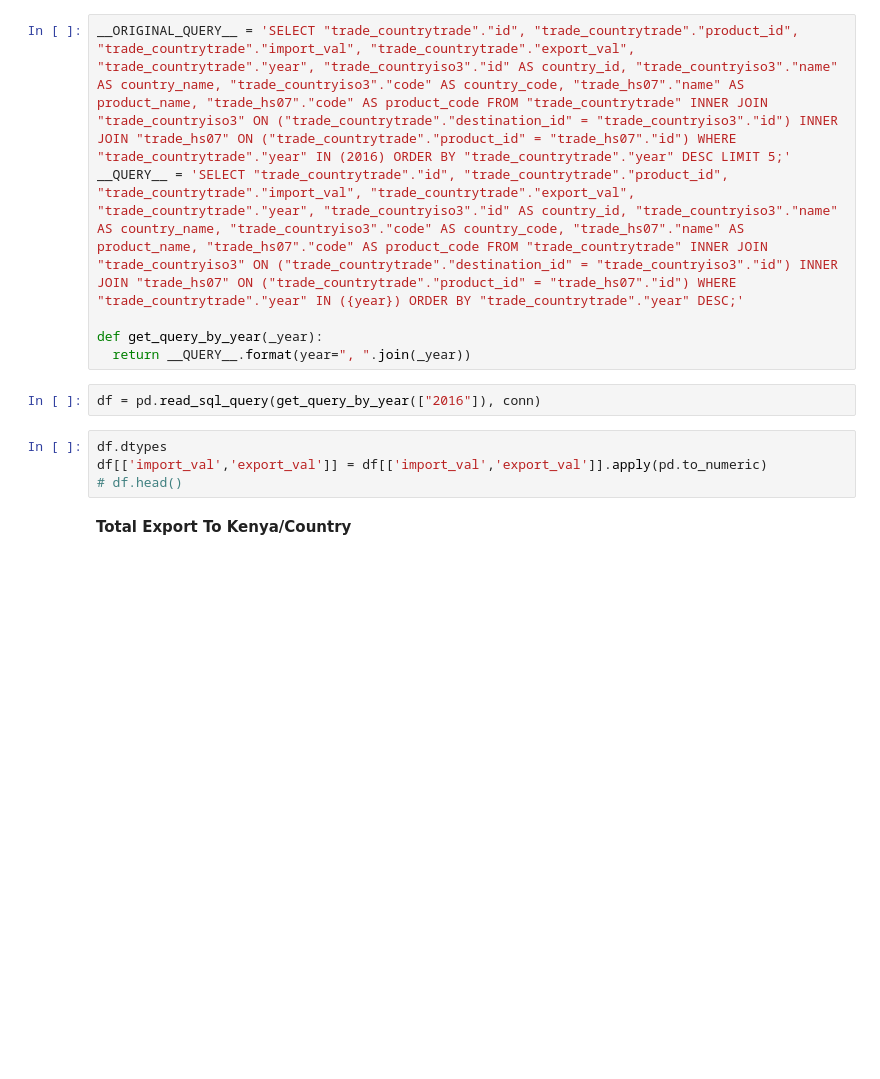
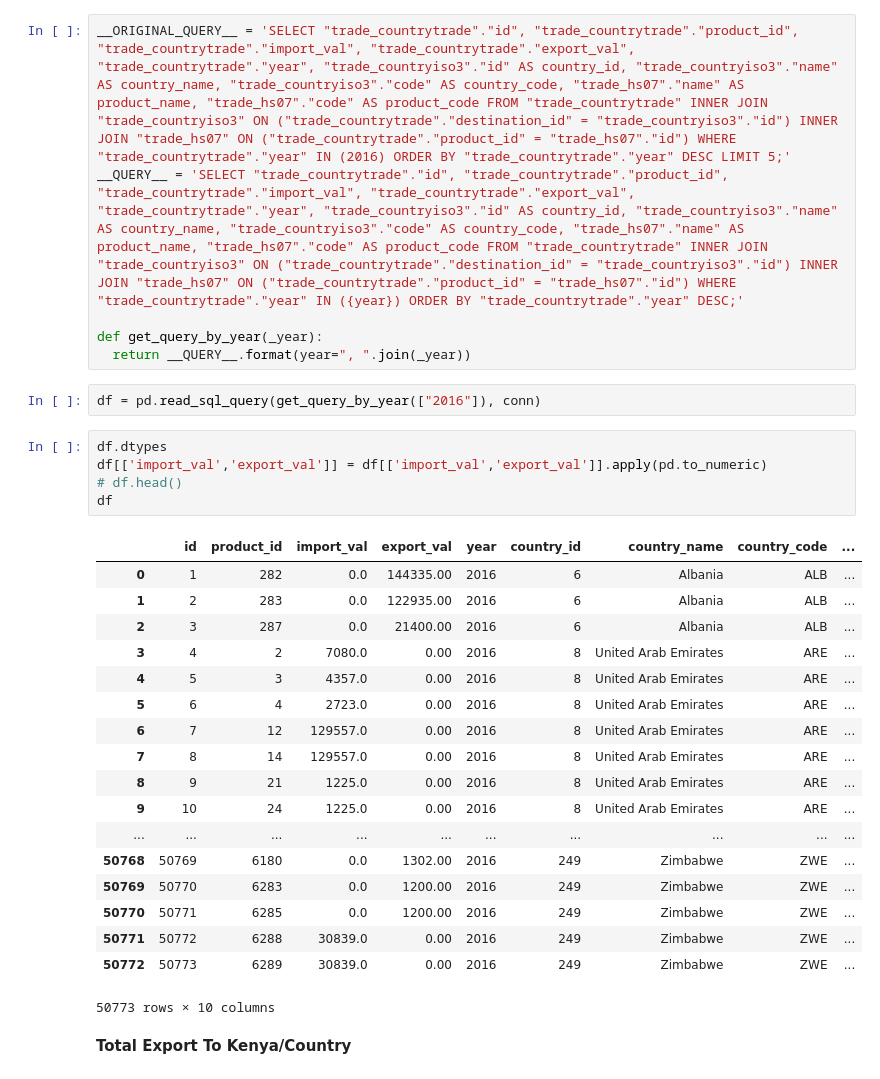
Before and after one commit to mainanick/kenya-trade-eda, a Jupyter notebook: trade.ipynb, the cells around one changed output. Cells and saved outputs as stored; diff of their text form; blank space fills up the shorter version.

```diff
--- a/trade.ipynb
+++ b/trade.ipynb
@@ -32,7 +32,27 @@ df = pd.read_sql_query(get_query_by_year(["2016"]), conn)
 # %%
 df.dtypes
 df[['import_val','export_val']] = df[['import_val','export_val']].apply(pd.to_numeric)
 # df.head()
+df
+# %% [output]
+|  | id | product_id | import_val | export_val | year | country_id | country_name | country_code | ... |
+| 0 | 1 | 282 | 0.0 | 144335.00 | 2016 | 6 | Albania | ALB | ... |
+| 1 | 2 | 283 | 0.0 | 122935.00 | 2016 | 6 | Albania | ALB | ... |
+| 2 | 3 | 287 | 0.0 | 21400.00 | 2016 | 6 | Albania | ALB | ... |
+| 3 | 4 | 2 | 7080.0 | 0.00 | 2016 | 8 | United Arab Emirates | ARE | ... |
+| 4 | 5 | 3 | 4357.0 | 0.00 | 2016 | 8 | United Arab Emirates | ARE | ... |
+| 5 | 6 | 4 | 2723.0 | 0.00 | 2016 | 8 | United Arab Emirates | ARE | ... |
+| 6 | 7 | 12 | 129557.0 | 0.00 | 2016 | 8 | United Arab Emirates | ARE | ... |
+| 7 | 8 | 14 | 129557.0 | 0.00 | 2016 | 8 | United Arab Emirates | ARE | ... |
+| 8 | 9 | 21 | 1225.0 | 0.00 | 2016 | 8 | United Arab Emirates | ARE | ... |
+| 9 | 10 | 24 | 1225.0 | 0.00 | 2016 | 8 | United Arab Emirates | ARE | ... |
+| ... | ... | ... | ... | ... | ... | ... | ... | ... | ... |
+| 50768 | 50769 | 6180 | 0.0 | 1302.00 | 2016 | 249 | Zimbabwe | ZWE | ... |
+| 50769 | 50770 | 6283 | 0.0 | 1200.00 | 2016 | 249 | Zimbabwe | ZWE | ... |
+| 50770 | 50771 | 6285 | 0.0 | 1200.00 | 2016 | 249 | Zimbabwe | ZWE | ... |
+| 50771 | 50772 | 6288 | 30839.0 | 0.00 | 2016 | 249 | Zimbabwe | ZWE | ... |
+| 50772 | 50773 | 6289 | 30839.0 | 0.00 | 2016 | 249 | Zimbabwe | ZWE | ... |
+50773 rows × 10 columns
 # %% [markdown]
 **Total Export To Kenya/Country**
 # %%
```
Also changed, not shown: parts of 2 cells of this notebook.
